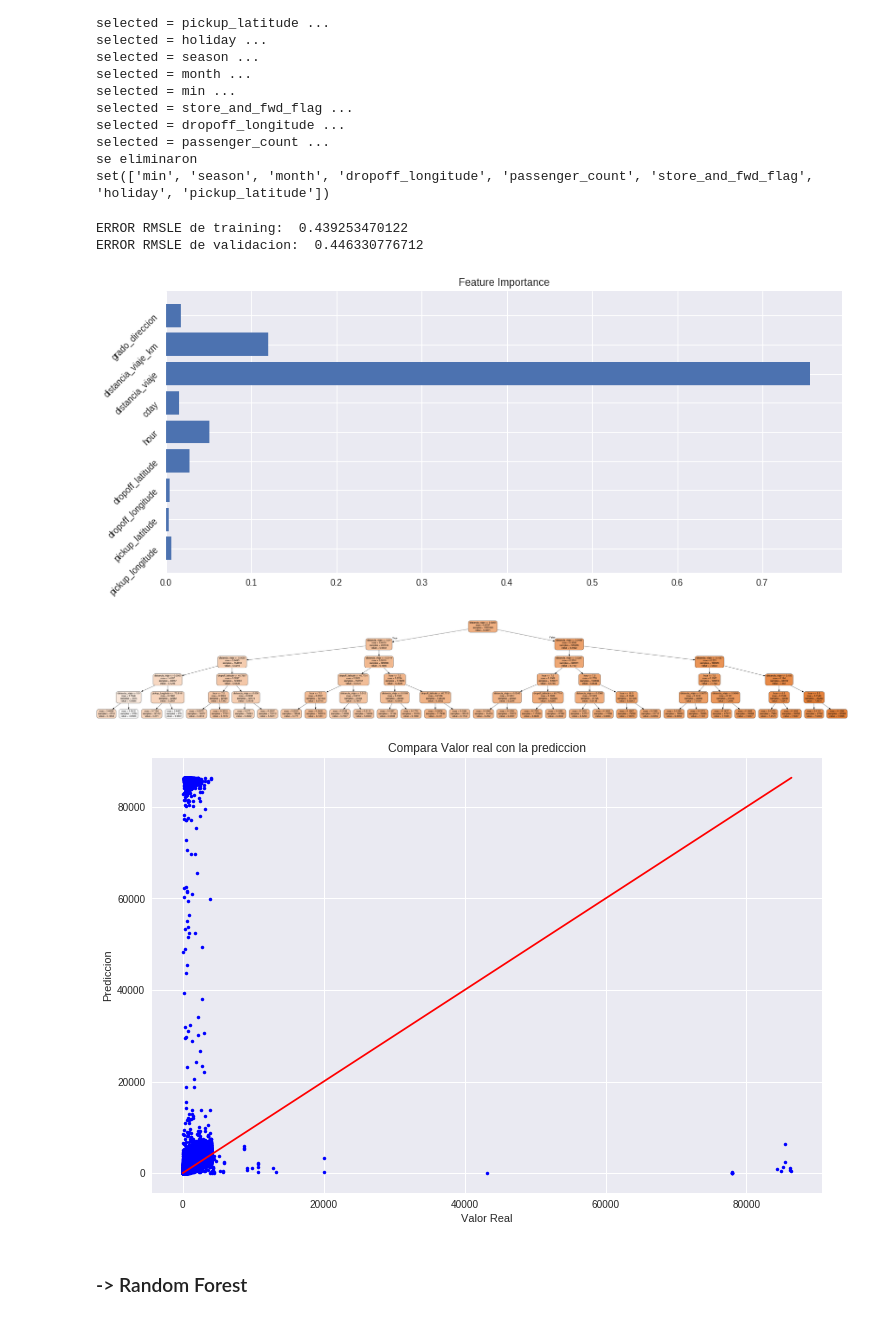
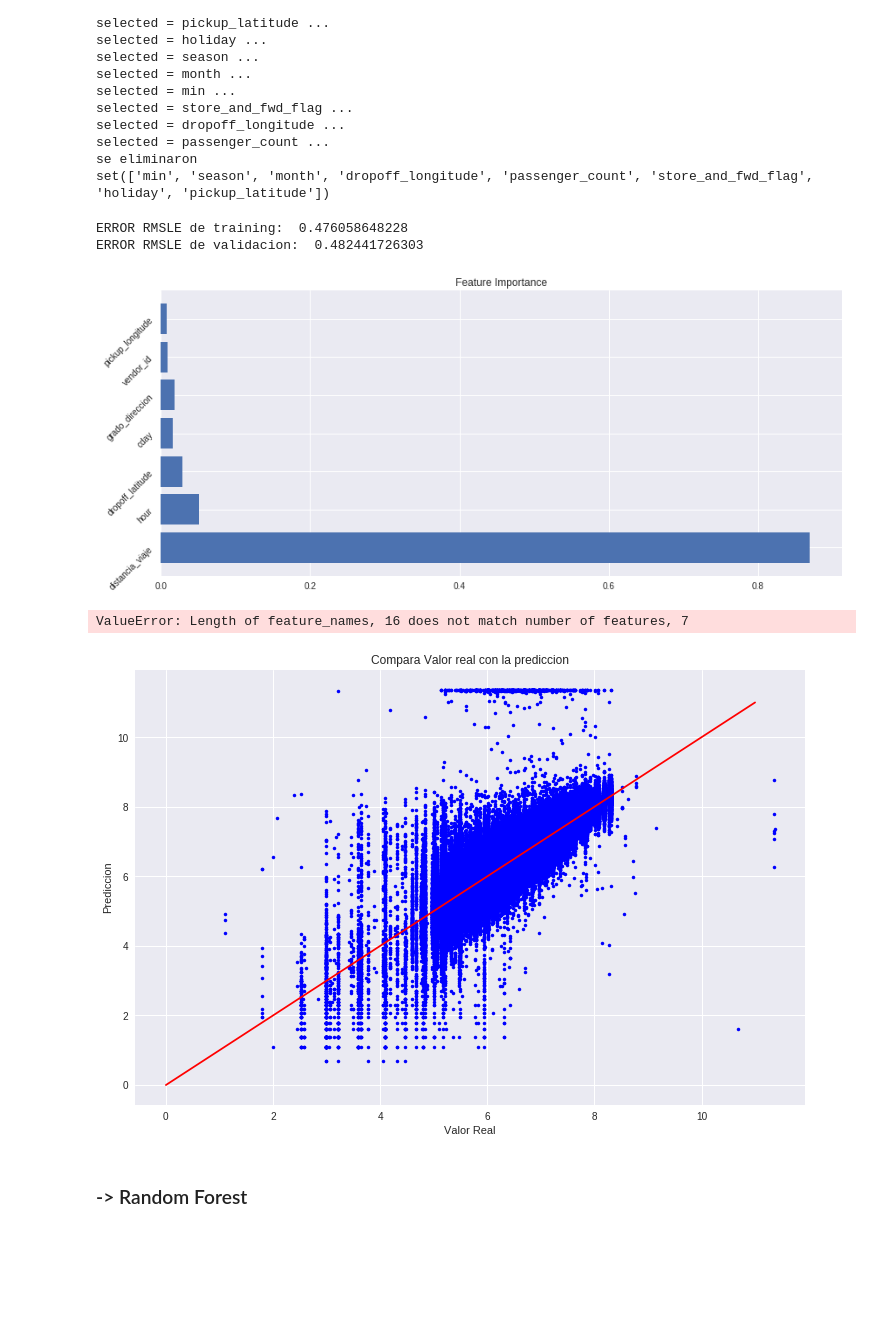
Before and after one commit to FMena14/Kaggle, a Jupyter notebook: TaxiDuration/Codigo.ipynb, the cells around one changed output. Saved outputs shown, nothing was run; the diff lists cells and outputs as text; code cells hidden in the pictures; blank space fills up the shorter version.

```diff
--- a/TaxiDuration/Codigo.ipynb
+++ b/TaxiDuration/Codigo.ipynb
@@ -456,10 +469,14 @@ features = ["vendor_id","passenger_count","pickup_longitude","pickup_latitude","
 
 nuevas_features = ["distancia_viaje", "hour", "dropoff_latitude", "cday","grado_direccion", "vendor_id",
                    "pickup_longitude"]
+
+features_red_neuronal = ['passenger_count','pickup_longitude','pickup_latitude','dropoff_longitude',
+                    'dropoff_latitude','store_and_fwd_flag',"min","hour","cday","month", "season",
+                     "distancia_viaje_km","grado_direccion"]
 #ver que quitar... y sacarlo
 
-X = df.loc[:,nuevas_features].values[:100000]
-Y = df.loc[:,'trip_duration'].values[:100000]
+X = df.loc[:,nuevas_features].values
+Y = df.loc[:,'trip_duration'].values
 
 #Y = target[:,1] #saca el id
 #X = df_X[:,1:] #saca el id
@@ -596,20 +615,17 @@ model.fit(X_train,transformar(y_train))
 
 print "ERROR RMSLE de training: ", rmsle(destransformar(model.predict(X_train)),y_train)
 print "ERROR RMSLE de validacion: ", rmsle(destransformar(model.predict(X_val)),y_val)
-
-#model = Tree(max_depth=10)
-#probar_escalado(model)
 # %% [output]
-ERROR RMSLE de training:  0.439253470122
-ERROR RMSLE de validacion:  0.446330776712
+ERROR RMSLE de training:  0.476058648228
+ERROR RMSLE de validacion:  0.482441726303
 # %%
 plt.figure(figsize=(14,6))
-plt.barh(range(len(features)), model.feature_importances_)
-plt.yticks(range(len(features)),features, rotation= 45)
+plt.barh(range(len(nuevas_features)), model.feature_importances_)
+plt.yticks(range(len(nuevas_features)),nuevas_features, rotation= 45)
 plt.title('Feature Importance')
 plt.show()
 # %% [output]
-[figure, old version]
+[figure, new version]
 # %%
 tree.export_graphviz(model,  out_file='tree.dot',
                     feature_names = features,
@@ -623,11 +639,12 @@ check_call(['dot','-Tpng','tree.dot','-o','tree.png'])
 plt.figure(figsize=(12,12))
 PImage(filename='tree.png')
 # %% [output]
-[figure, removed]
+ValueError: Length of feature_names, 16 does not match number of features, 7
 # %%
-graficar_predicciones(destransformar(model.predict(X_val)),y_val)
+#graficar_predicciones(destransformar(model.predict(X_val)),y_val)
+graficar_predicciones(model.predict(X_val),transformar(y_val))
 # %% [output]
-[figure, old version]
+[figure, new version]
 # %% [markdown]
 ### -> Random Forest
 # %%
```
Also changed, not shown: parts of 34 cells of this notebook, 1 other file.
